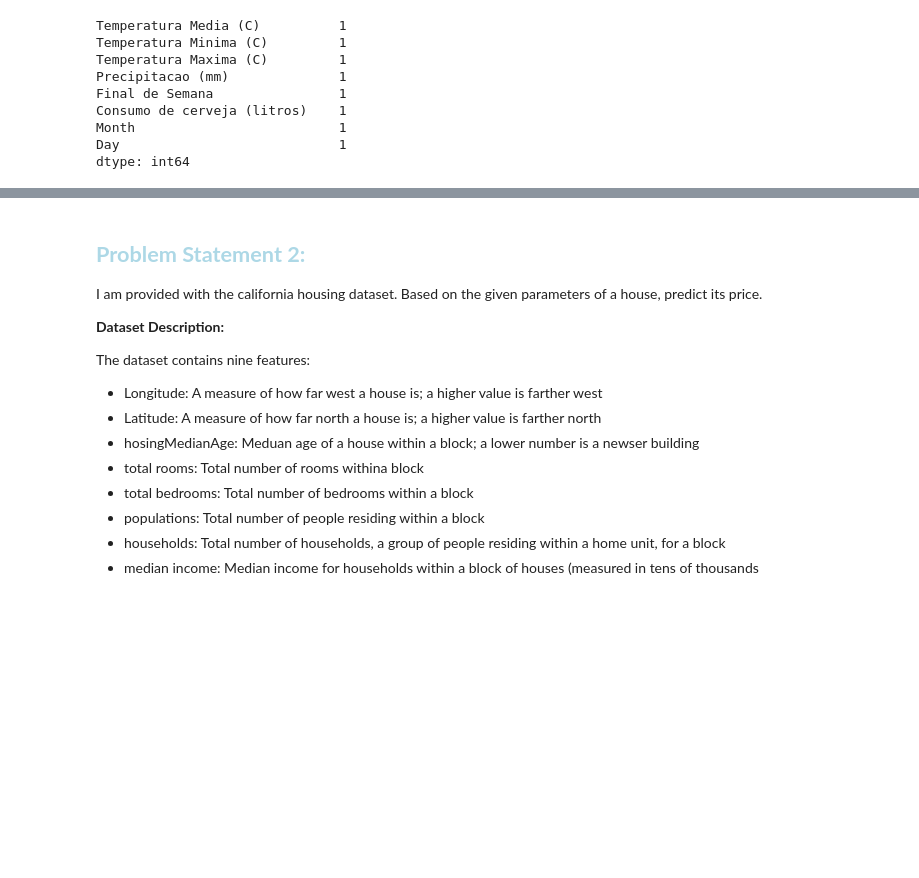
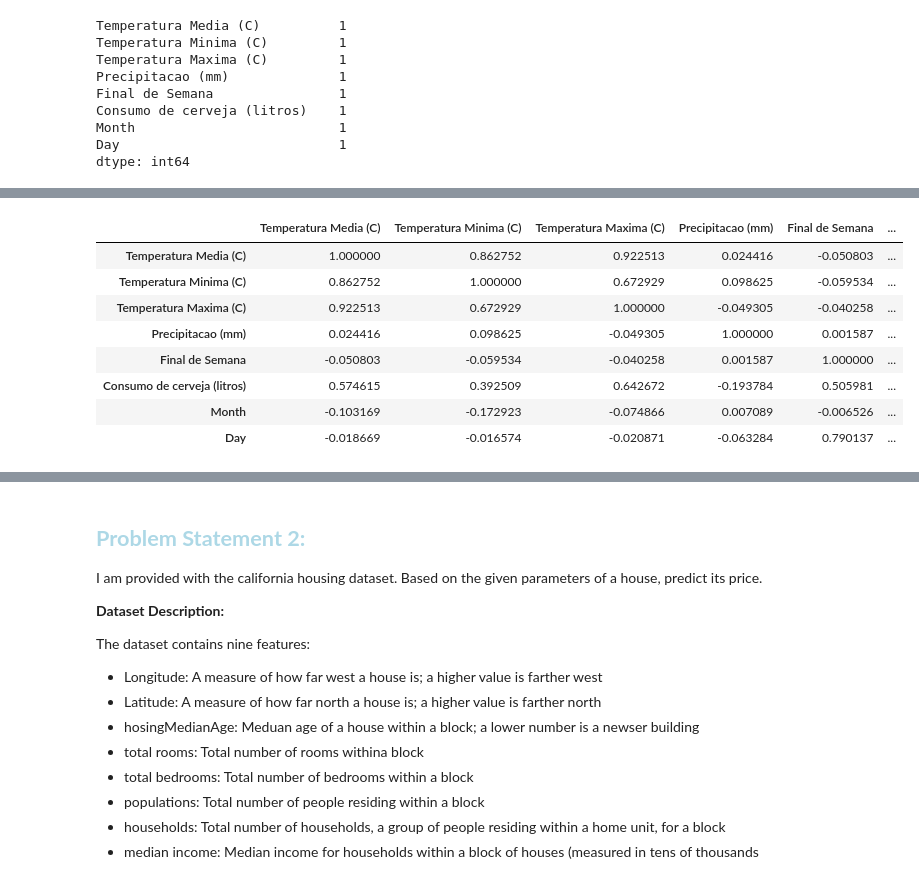
Before and after one commit to ekefan/ml_projects_for_edureka_internship, a Jupyter notebook: Supervised-Machine-Learning-Assignment4.ipynb, the cells around one changed output, grey strips where cells are left out. Cells and saved outputs as stored; diff of their text form; code cells hidden in the pictures; blank space fills up the shorter version.

```diff
--- a/Supervised-Machine-Learning-Assignment4.ipynb
+++ b/Supervised-Machine-Learning-Assignment4.ipynb
@@ -150,0 +194,12 @@ After removing duplicate entries I would fill up the missing values with the mea
+# %%
+beer_df.corr()
+# %% [output]
+|  | Temperatura Media (C) | Temperatura Minima (C) | Temperatura Maxima (C) | Precipitacao (mm) | Final de Semana | ... |
+| Temperatura Media (C) | 1.000000 | 0.862752 | 0.922513 | 0.024416 | -0.050803 | ... |
+| Temperatura Minima (C) | 0.862752 | 1.000000 | 0.672929 | 0.098625 | -0.059534 | ... |
+| Temperatura Maxima (C) | 0.922513 | 0.672929 | 1.000000 | -0.049305 | -0.040258 | ... |
+| Precipitacao (mm) | 0.024416 | 0.098625 | -0.049305 | 1.000000 | 0.001587 | ... |
+| Final de Semana | -0.050803 | -0.059534 | -0.040258 | 0.001587 | 1.000000 | ... |
+| Consumo de cerveja (litros) | 0.574615 | 0.392509 | 0.642672 | -0.193784 | 0.505981 | ... |
+| Month | -0.103169 | -0.172923 | -0.074866 | 0.007089 | -0.006526 | ... |
+| Day | -0.018669 | -0.016574 | -0.020871 | -0.063284 | 0.790137 | ... |
```
Also changed, not shown: parts of 23 cells of this notebook.
